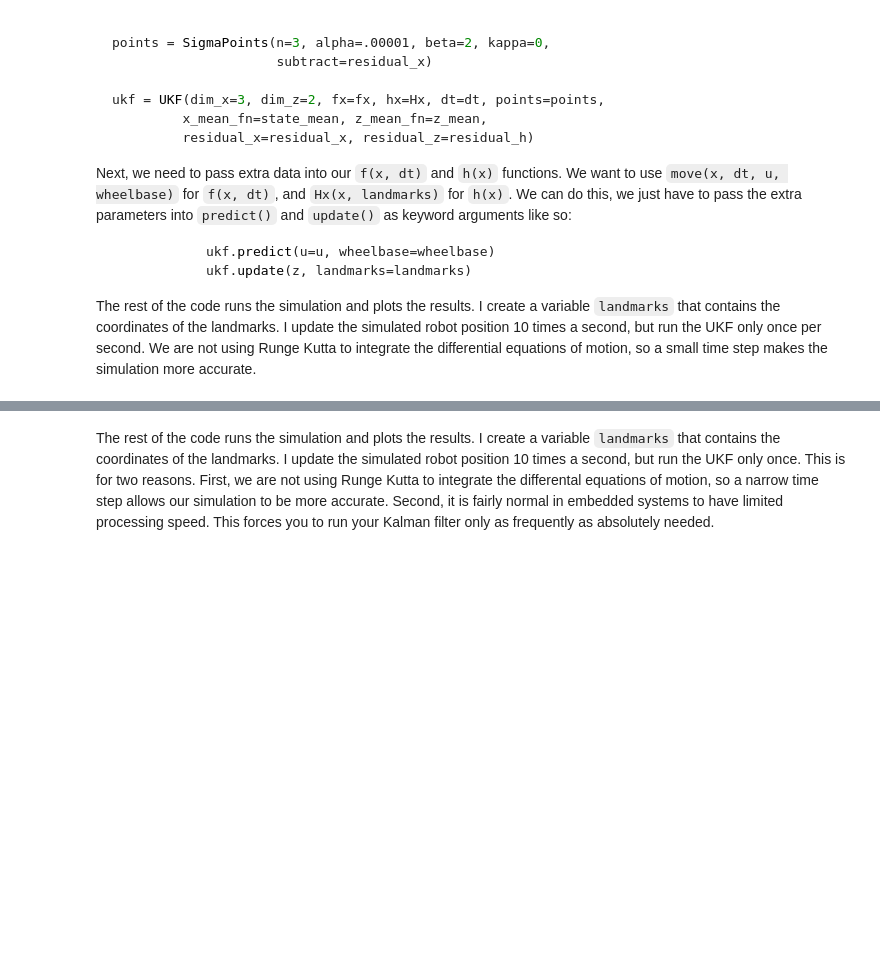
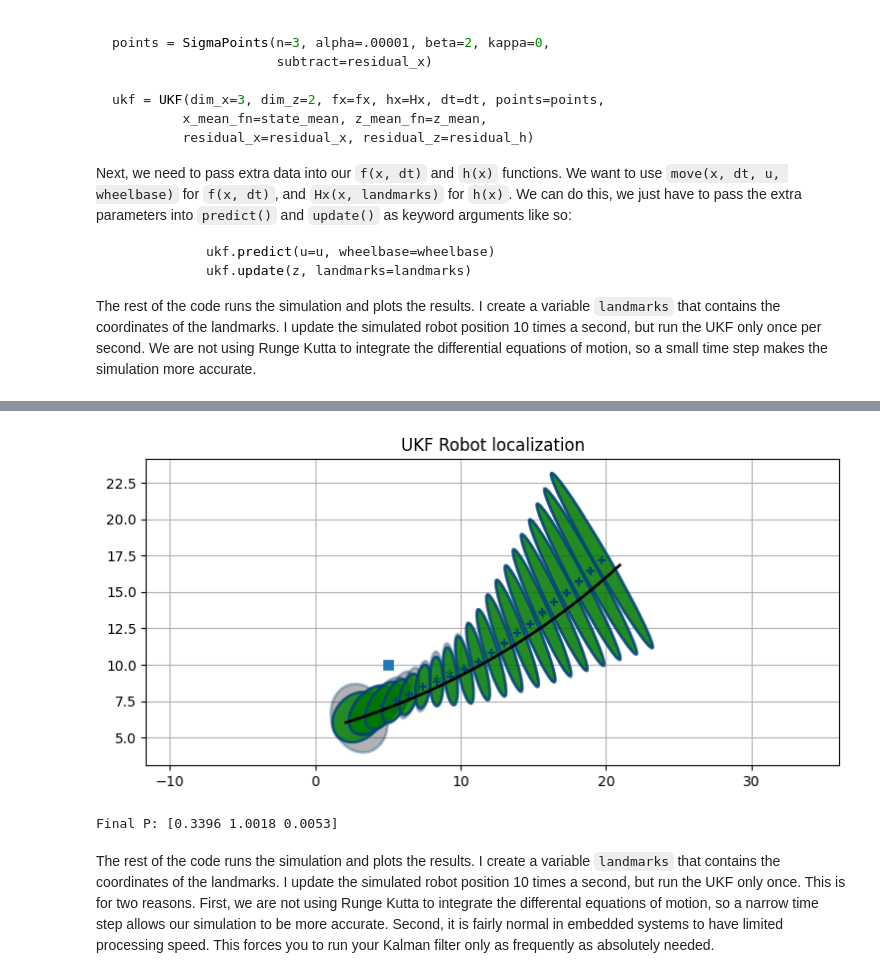
Before and after one commit to Bob-Eric/Kalman-and-Bayesian-Filters-in-Python, a Jupyter notebook: 10-Unscented-Kalman-Filter.ipynb, the cells around one changed output, grey strips where cells are left out. Cells and saved outputs as stored; diff of their text form; code cells hidden in the pictures; blank space fills up the shorter version.

```diff
--- a/10-Unscented-Kalman-Filter.ipynb
+++ b/10-Unscented-Kalman-Filter.ipynb
@@ -2298,3 +2298,13 @@ Final P: [0.0094 0.0187 0.0007]
+# %%
+landmarks = np.array([[5, 10], [10, 5], [15, 15]])
+cmds = [np.array([1.1, .01])] * 200
+ukf = run_localization(
+    cmds, landmarks[:1], sigma_vel=0.1, sigma_steer=np.radians(1),
+    sigma_range=1.4, sigma_bearing=0.05)
+print('Final P:', ukf.P.diagonal())
+# %% [output]
+[figure, added]
+Final P: [0.3396 1.0018 0.0053]
 # %% [markdown]
 The rest of the code runs the simulation and plots the results. I create a variable `landmarks` that contains the coordinates of the landmarks. I update the simulated robot position 10 times a second, but run the UKF only once. This is for two reasons. First, we are not using Runge Kutta to integrate the differental equations of motion, so a narrow time step allows our simulation to be more accurate. Second, it is fairly normal in embedded systems to have limited processing speed. This forces you to run your Kalman filter only as frequently as absolutely needed.
 # %% [markdown]
```
Also changed, not shown: parts of 1 cell of this notebook, 1 other file.
